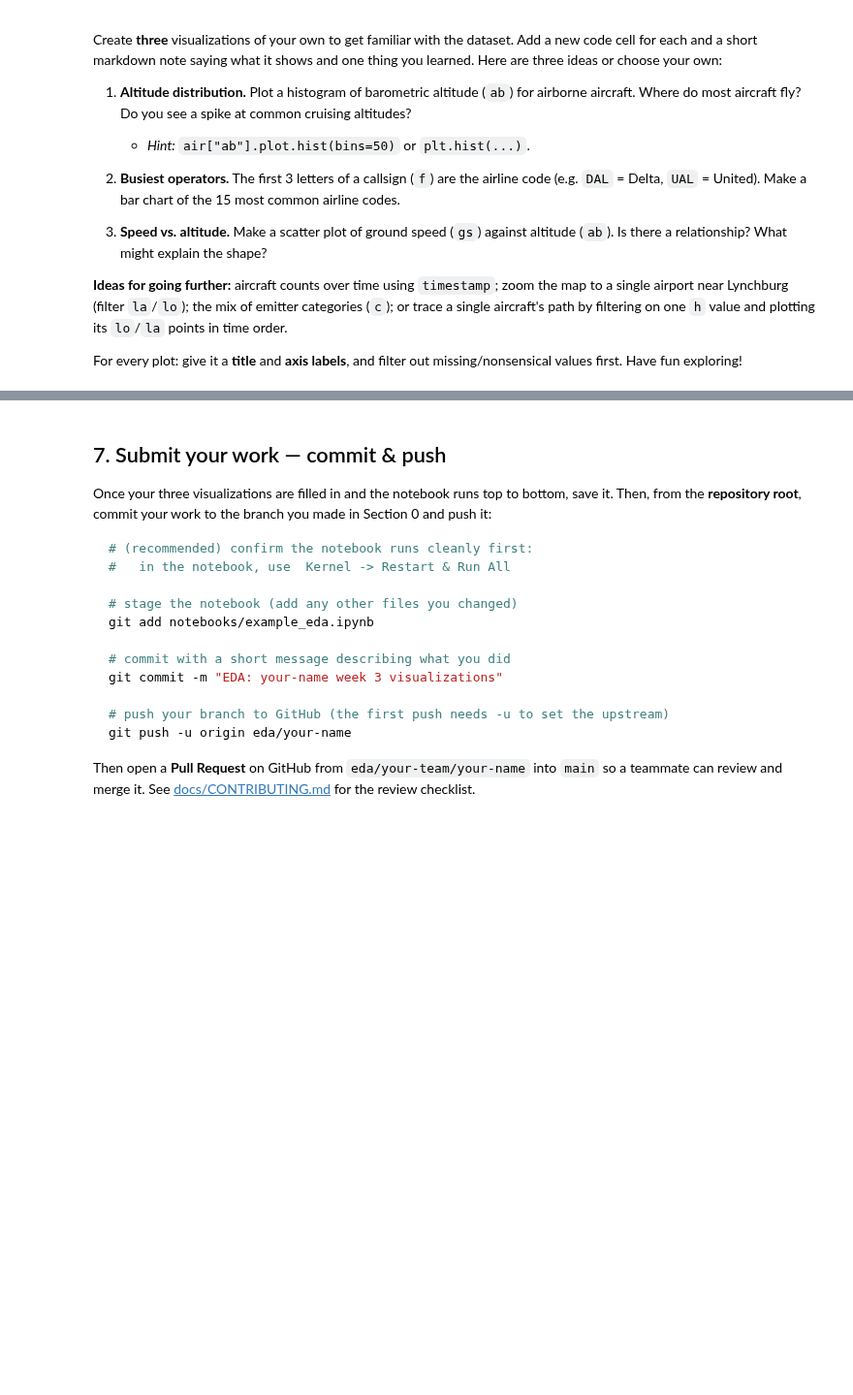
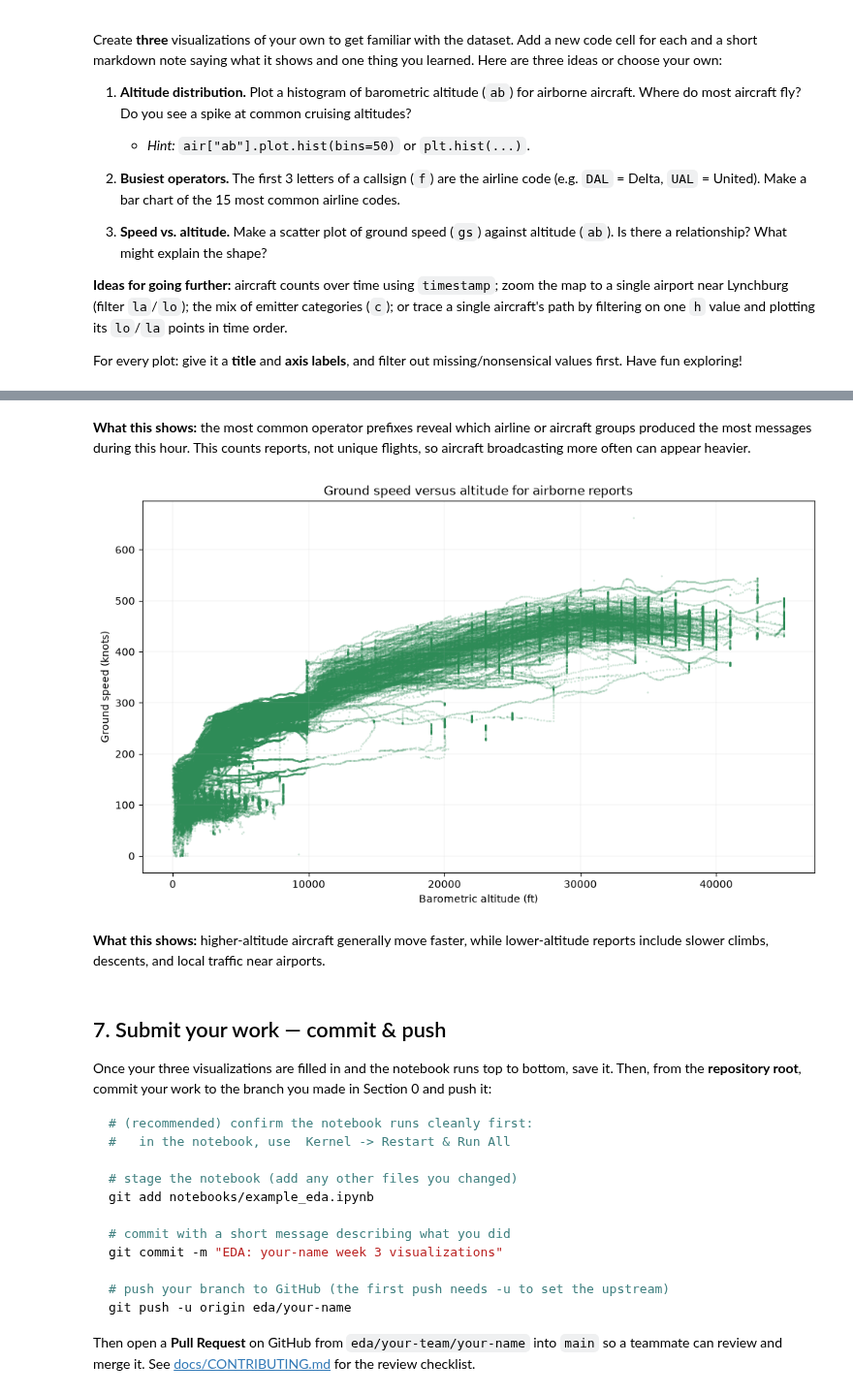
Before and after one commit to LU-AI-Club/ai-club-skywatch, a Jupyter notebook: notebooks/example_eda.ipynb, the cells around one changed output, grey strips where cells are left out. Shown at 97% size. Drawn from its saved outputs; the diff is of its cells as text; code cells hidden in the pictures; blank space fills up the shorter version.

```diff
--- a/notebooks/example_eda.ipynb
+++ b/notebooks/example_eda.ipynb
@@ -232,5 +320,34 @@ For every plot: give it a **title** and **axis labels**, and filter out missing/
+# %% [markdown]
+**What this shows:** the most common operator prefixes reveal which airline or aircraft groups produced the most messages during this hour. This counts reports, not unique flights, so aircraft broadcasting more often can appear heavier.
 # %%
-# Visualization 3 - your code here
+# Visualization 3 - ground speed compared with altitude
+speed_altitude = air.dropna(subset=["gs", "ab"])
+speed_altitude = speed_altitude[
+    (speed_altitude["gs"] >= 0)
+    & (speed_altitude["gs"] <= 700)
+    & (speed_altitude["ab"] >= 0)
+    & (speed_altitude["ab"] <= 45000)
+]
+
+fig, ax = plt.subplots(figsize=(10, 6))
+ax.scatter(
+    speed_altitude["ab"],
+    speed_altitude["gs"],
+    s=3,
+    alpha=0.25,
+    color="seagreen",
+    linewidths=0,
+)
+ax.set_title("Ground speed versus altitude for airborne reports")
+ax.set_xlabel("Barometric altitude (ft)")
+ax.set_ylabel("Ground speed (knots)")
+ax.grid(True, linewidth=0.3, alpha=0.4)
+plt.tight_layout()
+plt.show()
+# %% [output]
+[figure, added]
+# %% [markdown]
+**What this shows:** higher-altitude aircraft generally move faster, while lower-altitude reports include slower climbs, descents, and local traffic near airports.
 # %% [markdown]
 ## 7. Submit your work — commit & push
 
```
Also changed, not shown: parts of 10 cells of this notebook.
